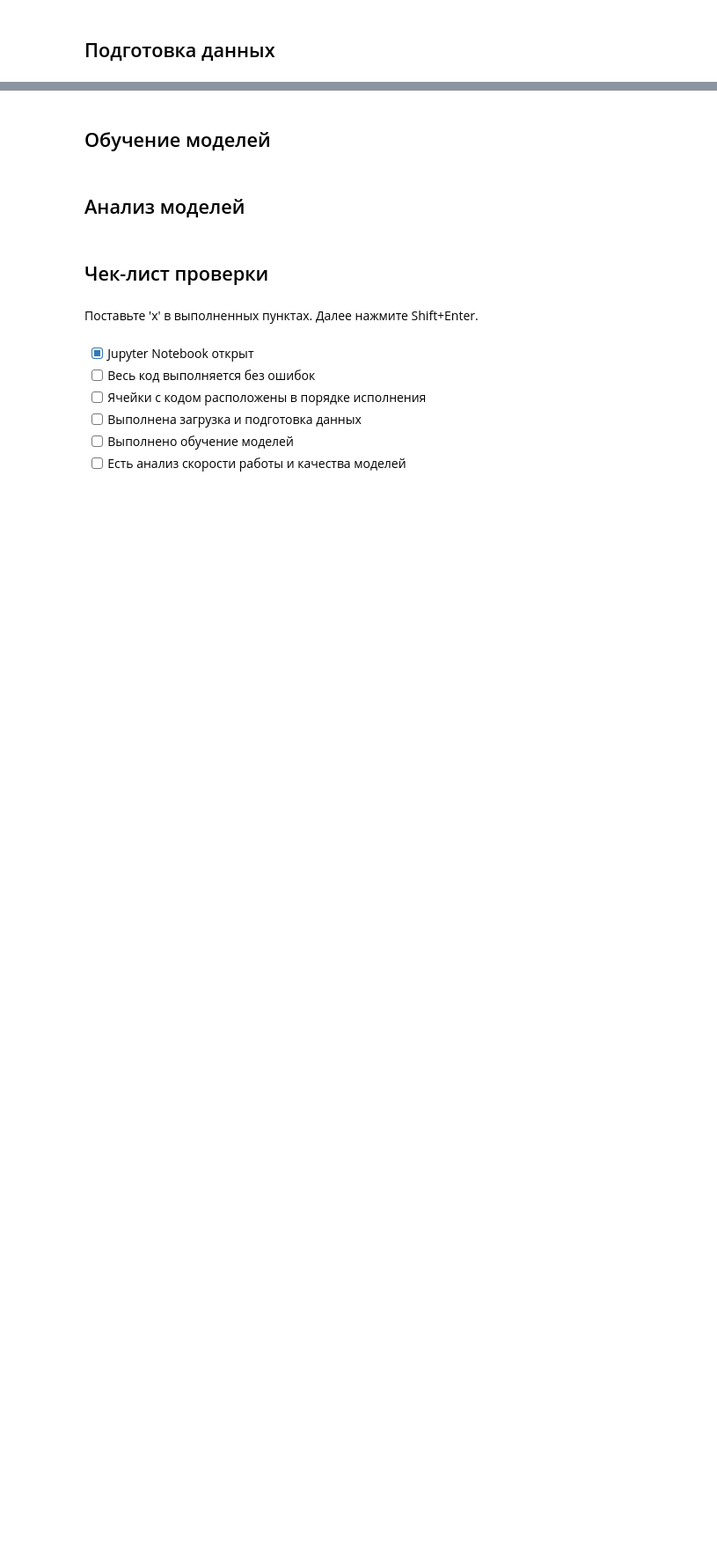
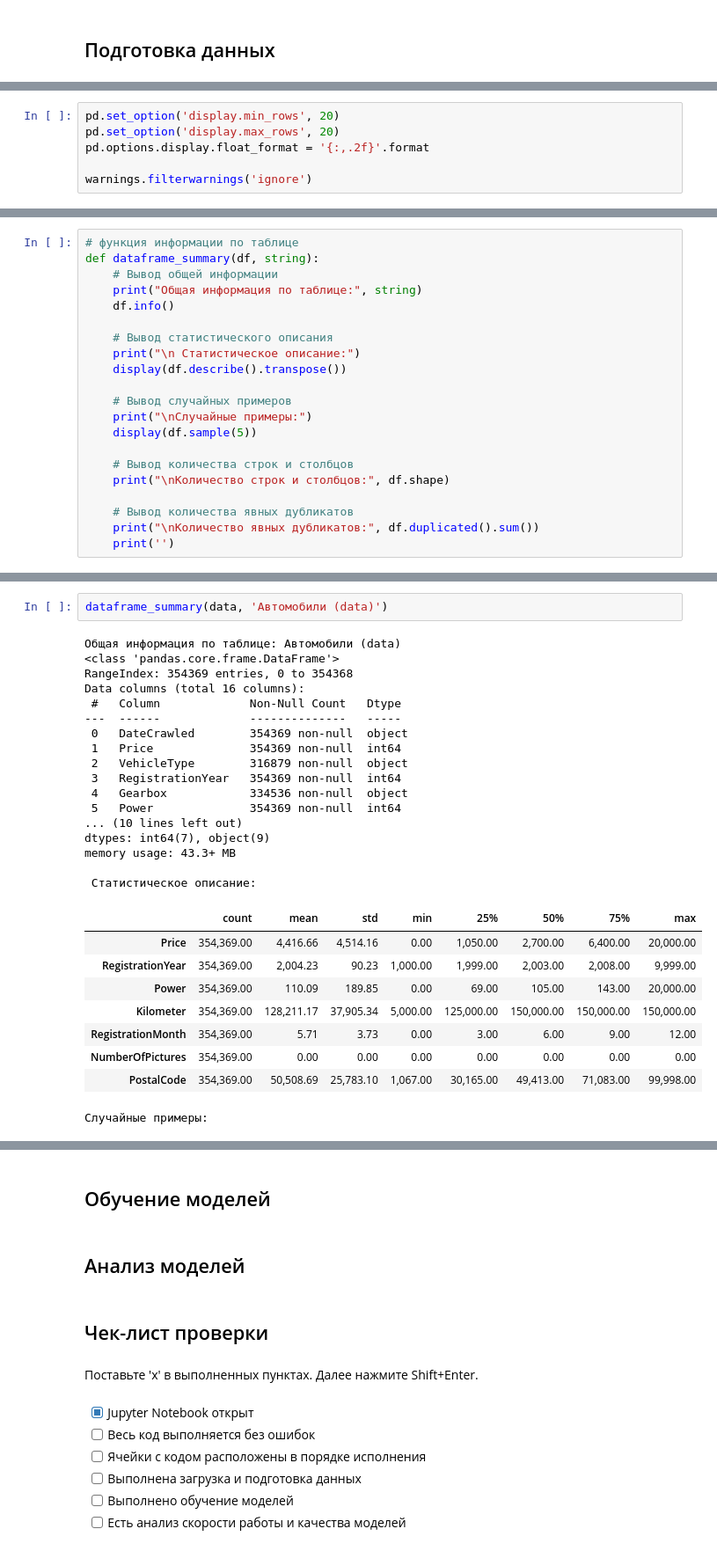
Before and after one commit to EPrutskoy/Car-Service-Yndex-Project, a Jupyter notebook: c71922ff-725e-49ec-bb47-35977b79edc9.ipynb, the cells around one changed output, grey strips where cells are left out. Shown at 88% size. Cells and saved outputs as stored; diff of their text form; blank space fills up the shorter version.

```diff
--- a/c71922ff-725e-49ec-bb47-35977b79edc9.ipynb
+++ b/c71922ff-725e-49ec-bb47-35977b79edc9.ipynb
@@ -35,0 +78,6 @@ display(data.head(10))
+# %%
+pd.set_option('display.min_rows', 20)
+pd.set_option('display.max_rows', 20)
+pd.options.display.float_format = '{:,.2f}'.format
+
+warnings.filterwarnings('ignore')
@@ -35,0 +86,21 @@ display(data.head(10))
+# %%
+# функция информации по таблице
+def dataframe_summary(df, string):
+    # Вывод общей информации
+    print("Общая информация по таблице:", string)
+    df.info()
+
+    # Вывод статистического описания
+    print("\n Статистическое описание:")
+    display(df.describe().transpose())
+
+    # Вывод случайных примеров
+    print("\nСлучайные примеры:")
+    display(df.sample(5))
+
+    # Вывод количества строк и столбцов
+    print("\nКоличество строк и столбцов:", df.shape)
+
+    # Вывод количества явных дубликатов
+    print("\nКоличество явных дубликатов:", df.duplicated().sum())
+    print('')
@@ -35,0 +135,29 @@ display(data.head(10))
+# %%
+dataframe_summary(data, 'Автомобили (data)')
+# %% [output]
+Общая информация по таблице: Автомобили (data)
+<class 'pandas.core.frame.DataFrame'>
+RangeIndex: 354369 entries, 0 to 354368
+Data columns (total 16 columns):
+ #   Column             Non-Null Count   Dtype
+---  ------             --------------   -----
+ 0   DateCrawled        354369 non-null  object
+ 1   Price              354369 non-null  int64
+ 2   VehicleType        316879 non-null  object
+ 3   RegistrationYear   354369 non-null  int64
+ 4   Gearbox            334536 non-null  object
+ 5   Power              354369 non-null  int64
+... (10 lines left out)
+dtypes: int64(7), object(9)
+memory usage: 43.3+ MB
+
+ Статистическое описание:
+|  | count | mean | std | min | 25% | 50% | 75% | max |
+| Price | 354,369.00 | 4,416.66 | 4,514.16 | 0.00 | 1,050.00 | 2,700.00 | 6,400.00 | 20,000.00 |
+| RegistrationYear | 354,369.00 | 2,004.23 | 90.23 | 1,000.00 | 1,999.00 | 2,003.00 | 2,008.00 | 9,999.00 |
+| Power | 354,369.00 | 110.09 | 189.85 | 0.00 | 69.00 | 105.00 | 143.00 | 20,000.00 |
+| Kilometer | 354,369.00 | 128,211.17 | 37,905.34 | 5,000.00 | 125,000.00 | 150,000.00 | 150,000.00 | 150,000.00 |
+| RegistrationMonth | 354,369.00 | 5.71 | 3.73 | 0.00 | 3.00 | 6.00 | 9.00 | 12.00 |
+| NumberOfPictures | 354,369.00 | 0.00 | 0.00 | 0.00 | 0.00 | 0.00 | 0.00 | 0.00 |
+| PostalCode | 354,369.00 | 50,508.69 | 25,783.10 | 1,067.00 | 30,165.00 | 49,413.00 | 71,083.00 | 99,998.00 |
+Случайные примеры:
```
Also changed, not shown: parts of 17 cells of this notebook.
